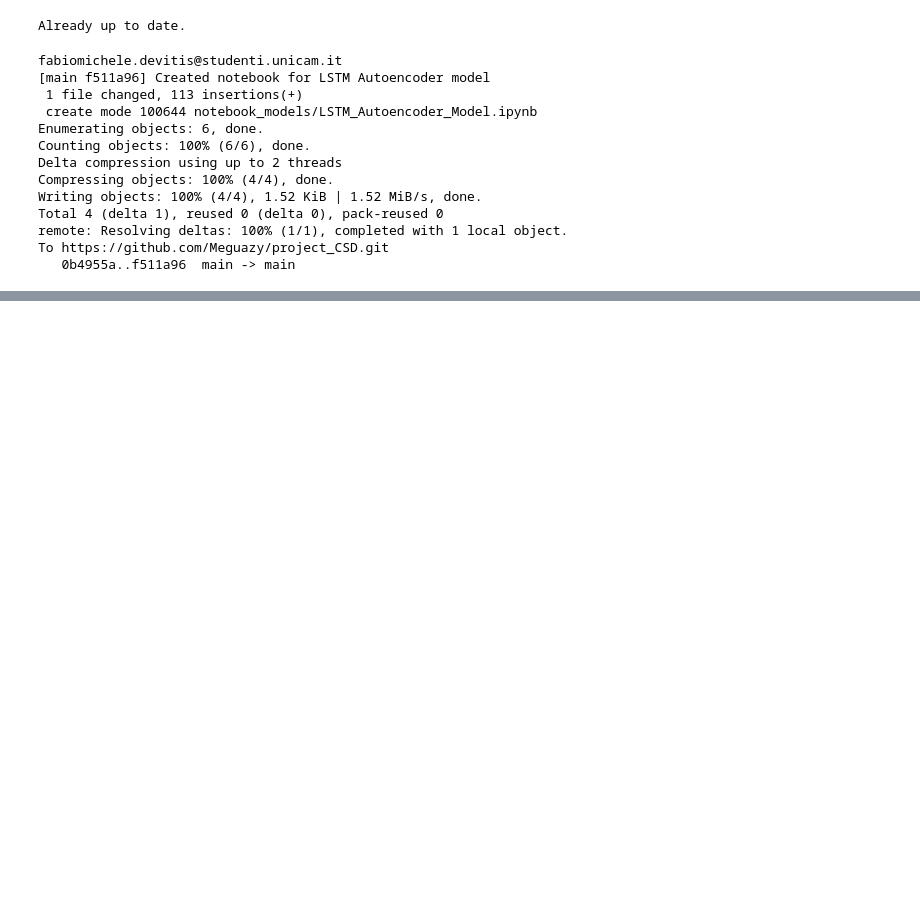
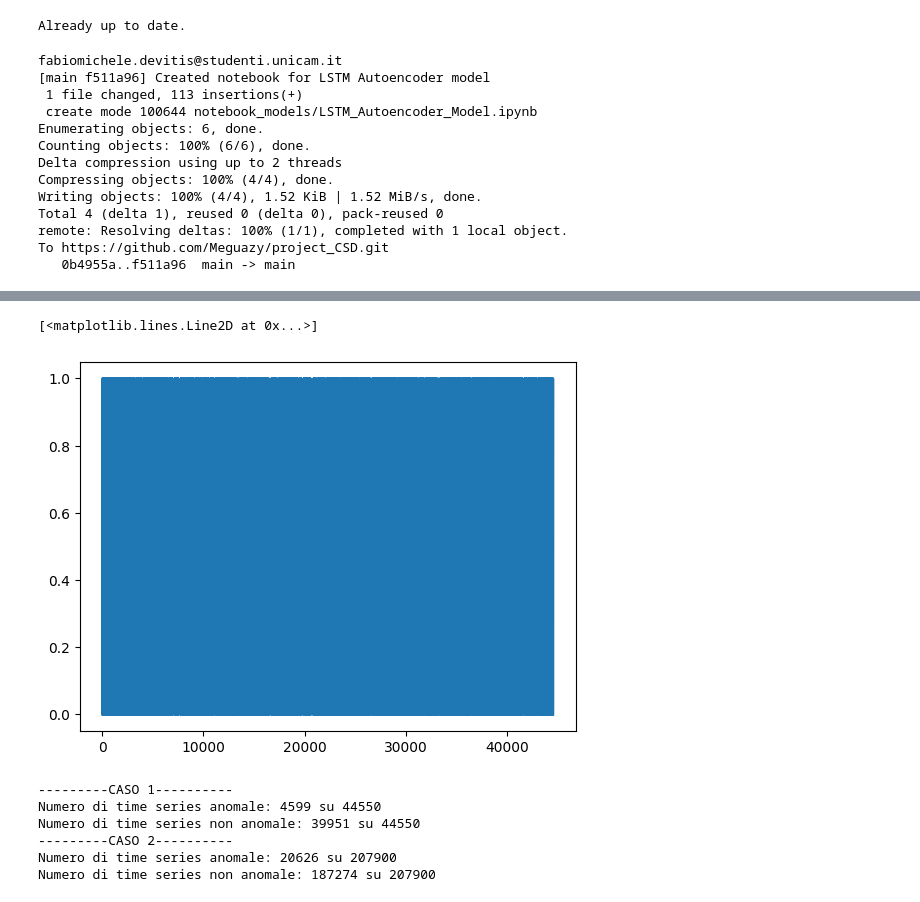
Before and after one commit to BianchiLuca28/project_CSD, a Jupyter notebook: notebook_models/VAE.ipynb, the cells around one changed output, grey strips where cells are left out. Saved outputs shown, nothing was run; the diff lists cells and outputs as text; code cells hidden in the pictures; blank space fills up the shorter version.

```diff
--- a/notebook_models/VAE.ipynb
+++ b/notebook_models/VAE.ipynb
@@ -187,0 +394,8 @@ ValueError: ignored
+# %%
+from sklearn.model_selection import train_test_split
+
+# Split the normal data into training and validation sets
+normal_train, normal_val = train_test_split(normal_data_split, test_size=0.2, shuffle=True, random_state=0)
+
+# Checking the shape of the splits
+normal_train.shape, normal_val.shape
@@ -187,0 +404,7 @@ ValueError: ignored
+# %%
+normal_train_2d = normal_train.reshape([50*3561, 3])
+normal_val_2d = normal_val.reshape([50*891, 3])
+
+anomaly_data_split_2d = anomaly_data_split.reshape([50*4158, 3])
+
+normal_train_2d.shape, normal_val_2d.shape, anomaly_data_split_2d.shape
@@ -187,0 +423,7 @@ ValueError: ignored
+# %%
+from pyod.models.vae import VAE
+clf = VAE(encoder_neurons=[243, 81, 3], decoder_neurons=[3, 81, 243], epochs=20, batch_size=64, dropout_rate=0.2)
+
+history = clf.fit(
+    normal_train_2d
+    )
@@ -187,0 +448,5 @@ ValueError: ignored
+# %%
+a = clf.predict(normal_val_2d)
+import matplotlib.pyplot as plt
+plt.plot(np.arange(1,a.size+1),a)
+# %% [output]
@@ -187,0 +454,20 @@ ValueError: ignored
+[<matplotlib.lines.Line2D at 0x...>]
+[figure, added]
+# %%
+print(f"---------CASO 1----------")
+print(f"Numero di time series anomale: {np.count_nonzero(a == 1)} su {len(a)}")
+print(f"Numero di time series non anomale: {np.count_nonzero(a == 0)} su {len(a)}")
+
+b = clf.predict(anomaly_data_split_2d)
+import matplotlib.pyplot as plt
+plt.plot(np.arange(1,b.size+1),b)
+print(f"---------CASO 2----------")
+print(f"Numero di time series anomale: {np.count_nonzero(b == 1)} su {len(b)}")
+print(f"Numero di time series non anomale: {np.count_nonzero(b == 0)} su {len(b)}")
+# %% [output]
+---------CASO 1----------
+Numero di time series anomale: 4599 su 44550
+Numero di time series non anomale: 39951 su 44550
+---------CASO 2----------
+Numero di time series anomale: 20626 su 207900
+Numero di time series non anomale: 187274 su 207900
```
Also changed, not shown: parts of 21 cells of this notebook.
